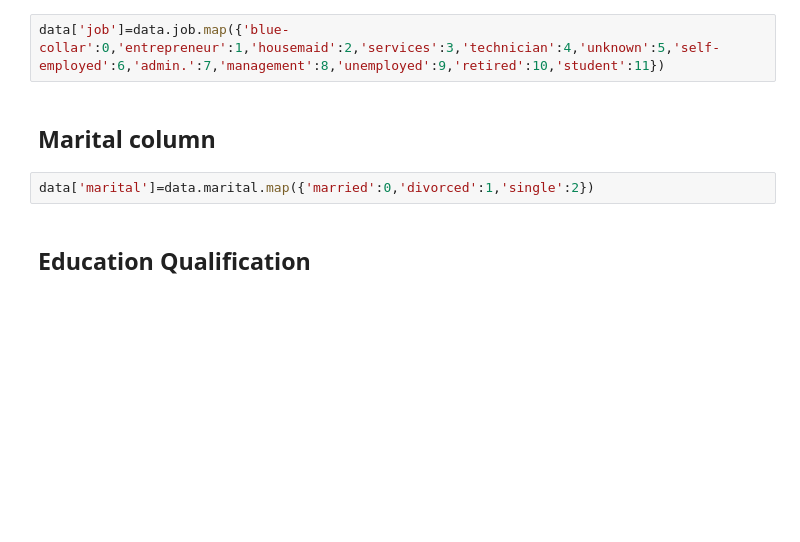
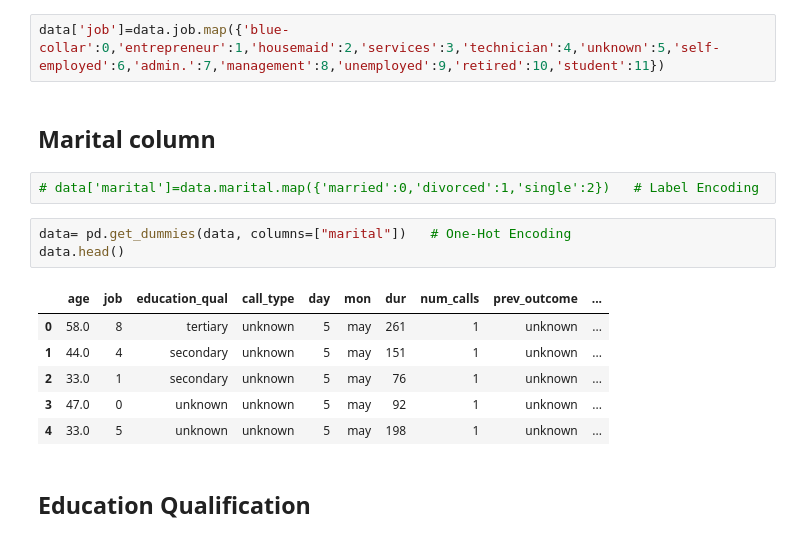
Before and after one commit to BhanuSrihridai/Insurance-Company-Customer-Conversion-Prediction, a Jupyter notebook: Customer Conversion Prediction.ipynb, the cells around one changed output. Drawn from its saved outputs; the diff is of its cells as text; blank space fills up the shorter version.

```diff
--- a/Customer Conversion Prediction.ipynb
+++ b/Customer Conversion Prediction.ipynb
@@ -975,7 +979,17 @@ data['job']=data.job.map({'blue-collar':0,'entrepreneur':1,'housemaid':2,'servic
 # %% [markdown]
 ## Marital column
 # %%
-data['marital']=data.marital.map({'married':0,'divorced':1,'single':2})
+# data['marital']=data.marital.map({'married':0,'divorced':1,'single':2})   # Label Encoding
+# %%
+data= pd.get_dummies(data, columns=["marital"])   # One-Hot Encoding
+data.head()
+# %% [output]
+|  | age | job | education_qual | call_type | day | mon | dur | num_calls | prev_outcome | ... |
+| 0 | 58.0 | 8 | tertiary | unknown | 5 | may | 261 | 1 | unknown | ... |
+| 1 | 44.0 | 4 | secondary | unknown | 5 | may | 151 | 1 | unknown | ... |
+| 2 | 33.0 | 1 | secondary | unknown | 5 | may | 76 | 1 | unknown | ... |
+| 3 | 47.0 | 0 | unknown | unknown | 5 | may | 92 | 1 | unknown | ... |
+| 4 | 33.0 | 5 | unknown | unknown | 5 | may | 198 | 1 | unknown | ... |
 # %% [markdown]
 ## Education Qualification
 # %%
```
Also changed, not shown: parts of 66 cells of this notebook.
